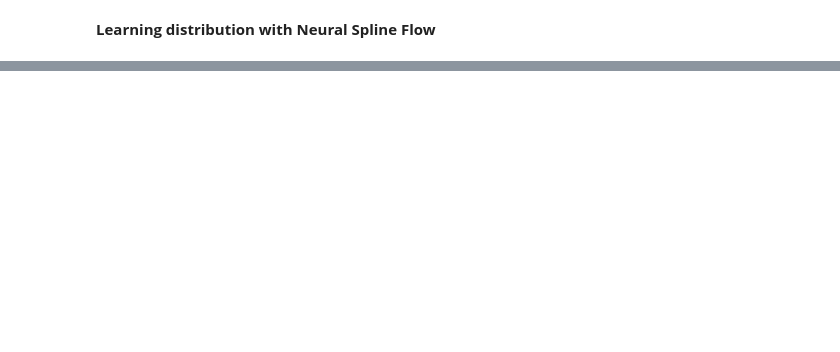
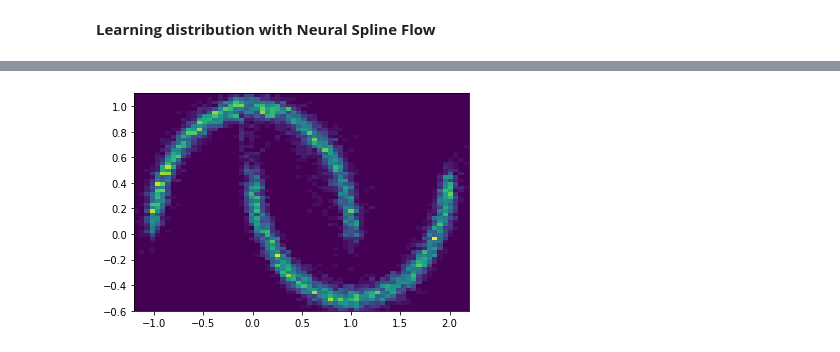
Before and after one commit to b-remy/score-estimation-comparison, a Jupyter notebook: normalizing-flow.ipynb, the cells around one changed output, grey strips where cells are left out. Drawn from its saved outputs; the diff is of its cells as text; code cells hidden in the pictures; blank space fills up the shorter version.

Commit message:
nsf can learn dist and sample

```diff
--- a/normalizing-flow.ipynb
+++ b/normalizing-flow.ipynb
@@ -59,2 +142,36 @@ nvp = tfd.TransformedDistribution(
+# %%
+class NeuralSplineFlow(hk.Module):
+    def __init__(self):
+        super(NeuralSplineFlow, self).__init__()
+
+    def __call__(self, key, n_samples):
+        spline1 = NeuralSplineCoupling(1, 'coupling1')
+        spline2 = NeuralSplineCoupling(1, 'coupling2')
+
+        # Computes the likelihood of these x
+        chain = tfb.Chain([
+            tfb.Scale(10),
+            RealNVP(1, bijector_fn=spline1),
+            tfb.Permute([1,0]),
+            RealNVP(1, bijector_fn=spline2),
+            tfb.Permute([1,0]),
+            tfb.Scale(0.1)
+        ])
+
+        nvp = tfd.TransformedDistribution(
+                tfd.Normal(0,1),
+                bijector=chain,
+                event_shape=(2,))
+
+        return nvp.sample(n_samples, seed=key)
+# %%
+def forward3(key, n_samples):
+    sampler = NeuralSplineFlow()
+    return sampler(key, n_samples)
+
+s = hk.transform(forward3, apply_rng=True)
+# %%
+#sampler = partial(s.apply, params, None)
+sampler = partial(s.apply, params, None)
 # %%
-samps = nvp.sample((1000,), seed=jax.random.PRNGKey(1))
+samps = sampler(jax.random.PRNGKey(1),10000)
@@ -103,0 +178,4 @@ TypeError: __call__() takes 2 positional arguments but 3 were given
+# %%
+hist2d(samps[:,0], samps[:,1],64, range=[[-1.2,2.2],[-0.6,1.1]]);
+# %% [output]
+[figure, added]
```
Also changed, not shown: parts of 22 cells of this notebook.
